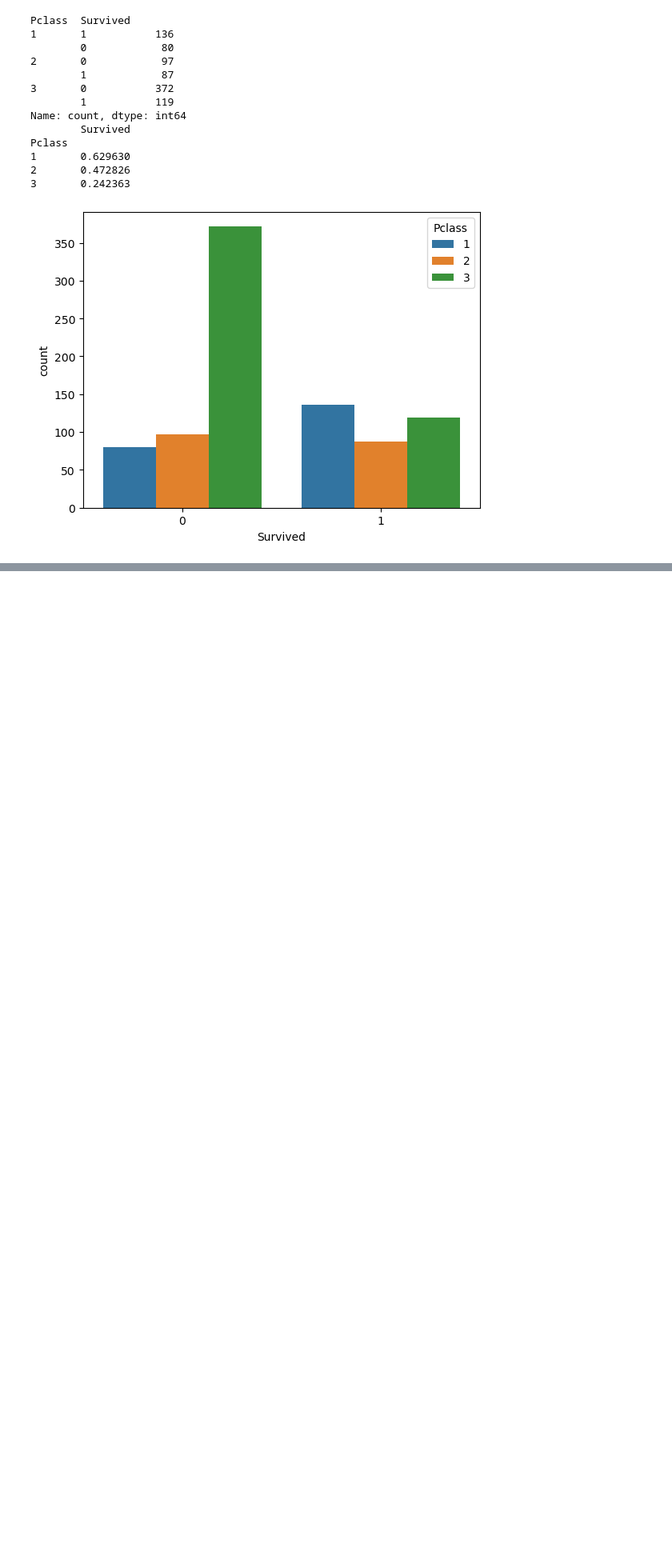
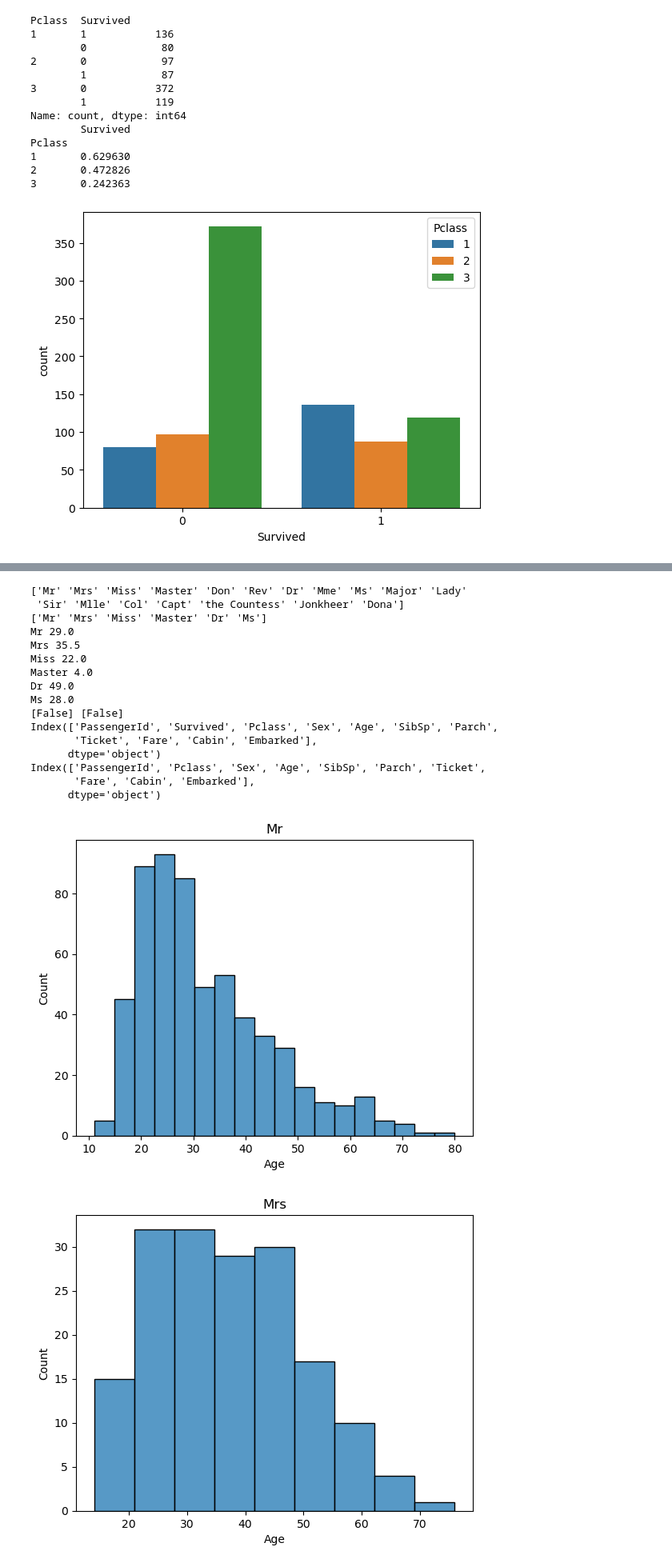
Before and after one commit to chengyu914001/jupyter, a Jupyter notebook: home/notebook/kaggle/Titanic - Machine Learning from Disaster/main.ipynb, the cells around one changed output, grey strips where cells are left out. Shown at 80% size. Drawn from its saved outputs; the diff is of its cells as text; code cells hidden in the pictures; blank space fills up the shorter version.

Commit message:
add clean data

```diff
--- a/home/notebook/kaggle/Titanic - Machine Learning from Disaster/main.ipynb
+++ b/home/notebook/kaggle/Titanic - Machine Learning from Disaster/main.ipynb
@@ -19,0 +14,7 @@ import seaborn as sns
+# %%
+train_data = pd.read_csv('train.csv')
+test_data = pd.read_csv('test.csv')
+total_data= pd.concat([train_data, test_data], axis=0)
+print("train data shape:", train_data.shape)
+print("test data shape:", test_data.shape)
+print("total data shape:", total_data.shape)
@@ -122,0 +194,71 @@ Pclass
+# %%
+def get_persion_title_by_name(name: str) -> str:
+    pos = name.find(", ") + 2
+    name = name[pos:]
+    pos = name.find(".")
+    name = name[:pos]
+    return name
+
+def get_personal_title(data: DataFrame) -> Series:
+    return data["Name"].apply(get_persion_title_by_name)
+
+def get_personal_title_and_age_data(data: DataFrame) -> DataFrame:
+    res = DataFrame()
+    res["Age"] = data["Age"]
+    res["PersonalTitle"] = get_personal_title(data)
+    return res
+
+def fill_age_by_personal_title(
+    train_data: DataFrame,
+    test_data: DataFrame,
+    total_data: DataFrame
+) -> tuple[DataFrame, DataFrame]:
+    has_age_data = total_data[total_data["Age"].notnull()]
+    no_age_data = total_data[total_data["Age"].isnull()]
+    has_age_with_personal_title = get_personal_title_and_age_data(has_age_data)
+    no_age_with_personal_title = get_personal_title_and_age_data(no_age_data)
+    print(has_age_with_personal_title["PersonalTitle"].unique())
+    print(no_age_with_personal_title["PersonalTitle"].unique())
+
+    def distplot_by_age(data: DataFrame, personal_title: str):
+        personal_title_data = data[data["PersonalTitle"] == personal_title]
+        plt.figure()
+        sns.histplot(personal_title_data["Age"]).set(title=personal_title)
+    for title in no_age_with_personal_title["PersonalTitle"].unique():
+        distplot_by_age(has_age_with_personal_title, title)
+
+    train_data["PersonalTitle"] = get_personal_title(train_data)
+    test_data["PersonalTitle"] = get_personal_title(test_data)
+
+    for title in no_age_with_personal_title["PersonalTitle"].unique():
+        median = has_age_with_personal_title[has_age_with_personal_title["PersonalTitle"] == title]["Age"].median()
+        print(title, median)
+        train_data.loc[(train_data["Age"].isnull())&(train_data["PersonalTitle"] == title), "Age"] = median
+        test_data.loc[(test_data["Age"].isnull())&(test_data["PersonalTitle"] == title), "Age"] = median
+    print(train_data["Age"].isnull().unique(), test_data["Age"].isnull().unique())
+    train_data = train_data.drop(columns=["Name", "PersonalTitle"])
+    test_data = test_data.drop(columns=["Name", "PersonalTitle"])
+    print(train_data.columns)
+    print(test_data.columns)
+    return train_data, test_data
+
+train_data, test_data = fill_age_by_personal_title(train_data, test_data, total_data)
+# %% [output]
+['Mr' 'Mrs' 'Miss' 'Master' 'Don' 'Rev' 'Dr' 'Mme' 'Ms' 'Major' 'Lady'
+ 'Sir' 'Mlle' 'Col' 'Capt' 'the Countess' 'Jonkheer' 'Dona']
+['Mr' 'Mrs' 'Miss' 'Master' 'Dr' 'Ms']
+Mr 29.0
+Mrs 35.5
+Miss 22.0
+Master 4.0
+Dr 49.0
+Ms 28.0
+[False] [False]
+Index(['PassengerId', 'Survived', 'Pclass', 'Sex', 'Age', 'SibSp', 'Parch',
+       'Ticket', 'Fare', 'Cabin', 'Embarked'],
+      dtype='object')
+Index(['PassengerId', 'Pclass', 'Sex', 'Age', 'SibSp', 'Parch', 'Ticket',
+       'Fare', 'Cabin', 'Embarked'],
+      dtype='object')
+[figure, added]
+[figure, added]
```
Also changed, not shown: parts of 22 cells of this notebook.
